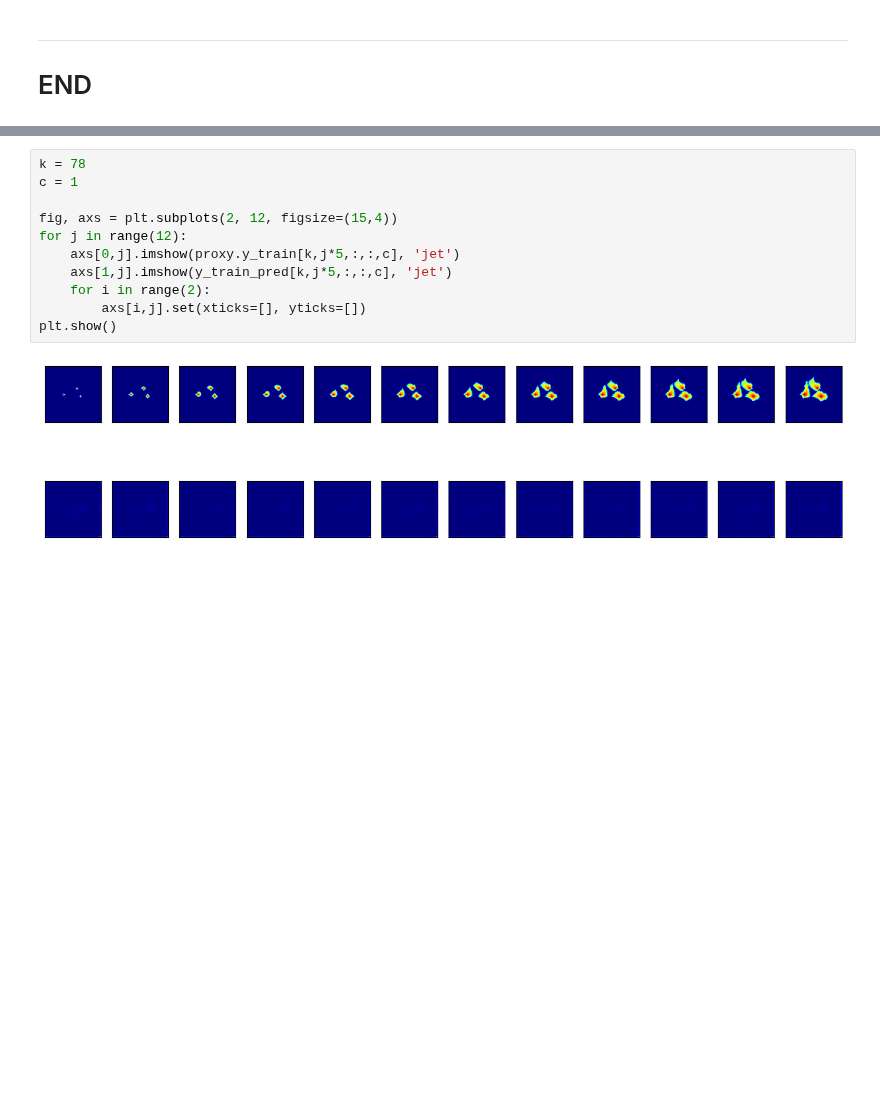
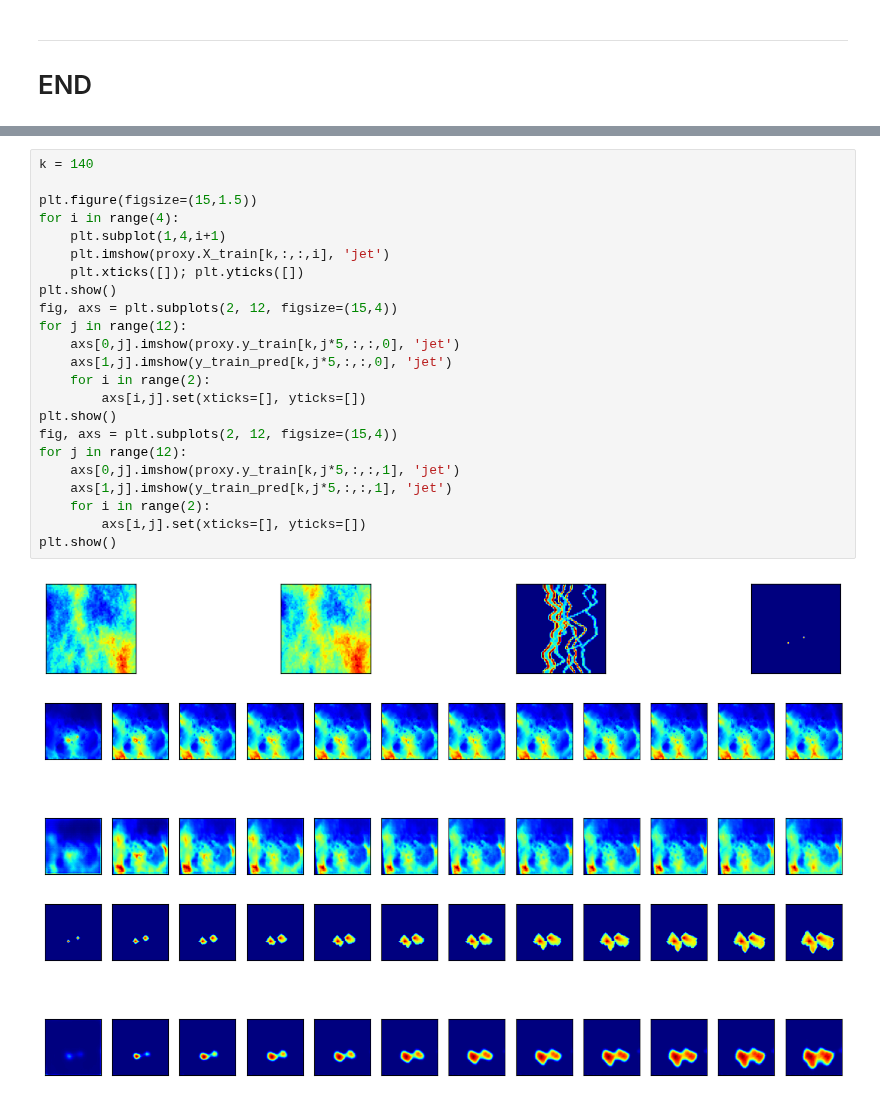
Before and after one commit to misaelmmorales/Stochastic-pix2vid, a Jupyter notebook: CNN_RNN_CO2_v2.ipynb, the cells around one changed output, grey strips where cells are left out. Cells and saved outputs as stored; diff of their text form; blank space fills up the shorter version.

```diff
--- a/CNN_RNN_CO2_v2.ipynb
+++ b/CNN_RNN_CO2_v2.ipynb
@@ -139,14 +143,28 @@ print(y_train_pred.shape, y_test_pred.shape)
 (450, 60, 64, 64, 2) (150, 60, 64, 64, 2)
 # %%
-k = 78
-c = 1
+k = 140
 
+plt.figure(figsize=(15,1.5))
+for i in range(4):
+    plt.subplot(1,4,i+1)
+    plt.imshow(proxy.X_train[k,:,:,i], 'jet')
+    plt.xticks([]); plt.yticks([])
+plt.show()
 fig, axs = plt.subplots(2, 12, figsize=(15,4))
 for j in range(12):
-    axs[0,j].imshow(proxy.y_train[k,j*5,:,:,c], 'jet')
-    axs[1,j].imshow(y_train_pred[k,j*5,:,:,c], 'jet')
+    axs[0,j].imshow(proxy.y_train[k,j*5,:,:,0], 'jet')
+    axs[1,j].imshow(y_train_pred[k,j*5,:,:,0], 'jet')
     for i in range(2):
         axs[i,j].set(xticks=[], yticks=[])
 plt.show()
+fig, axs = plt.subplots(2, 12, figsize=(15,4))
+for j in range(12):
+    axs[0,j].imshow(proxy.y_train[k,j*5,:,:,1], 'jet')
+    axs[1,j].imshow(y_train_pred[k,j*5,:,:,1], 'jet')
+    for i in range(2):
+        axs[i,j].set(xticks=[], yticks=[])
+plt.show()
 # %% [output]
-[figure, old version]
+[figure, new version]
+[figure, added]
+[figure, added]
```
Also changed, not shown: parts of 4 cells of this notebook.
